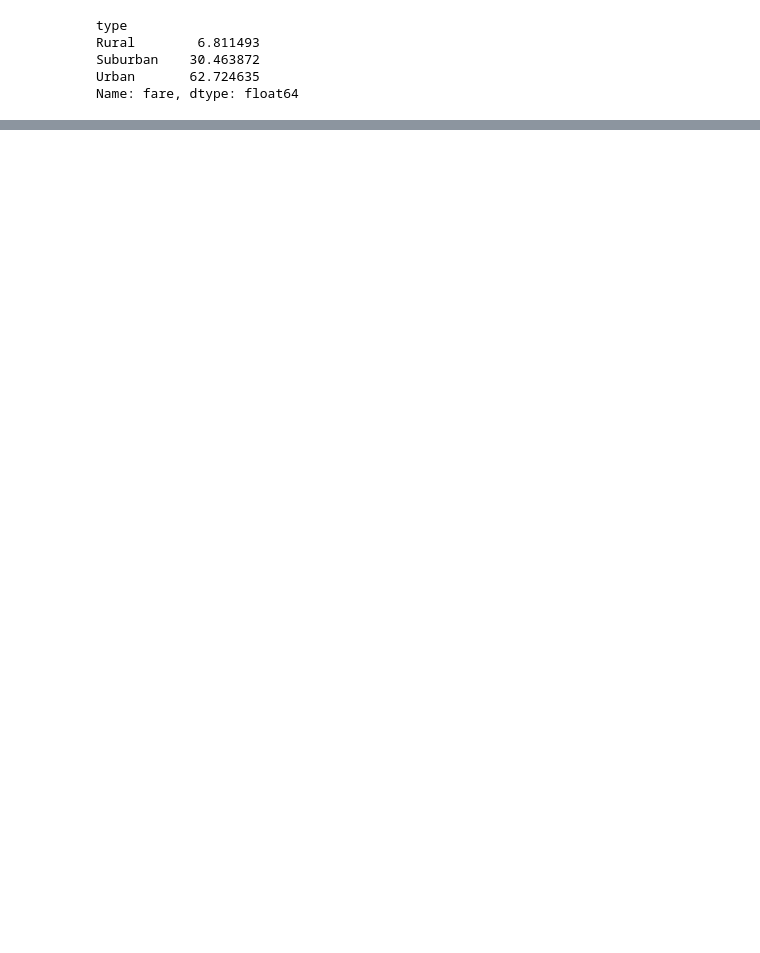
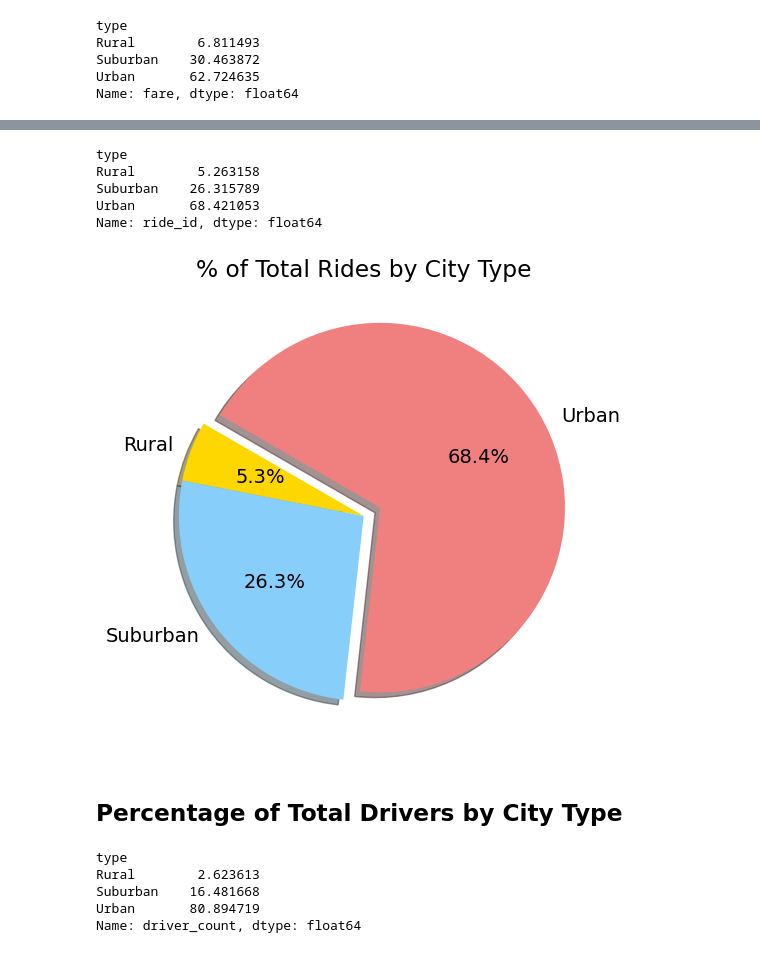
Before and after one commit to cdpeters/rideshare-analysis-visualization-python, a Jupyter notebook: PyBer.ipynb, the cells around one changed output, grey strips where cells are left out. Cells and saved outputs as stored; diff of their text form; code cells hidden in the pictures; blank space fills up the shorter version.

```diff
--- a/PyBer.ipynb
+++ b/PyBer.ipynb
@@ -649,0 +656,48 @@ plt.show()
+# %%
+# Calculate the percentage of rides for each city type. Divide each "rides by city type" count by the total
+# ride count and convert to a percentage.
+ride_percents = (pyber_df.groupby(pyber_df["type"])["ride_id"].count() / pyber_df["ride_id"].count()) * 100
+ride_percents
+# %% [output]
+type
+Rural        5.263158
+Suburban    26.315789
+Urban       68.421053
+Name: ride_id, dtype: float64
+# %%
+# Build the percentage of rides by city type pie chart.
+plt.subplots(figsize=(10, 6))
+plt.pie(
+    ride_percents,
+    labels=["Rural", "Suburban", "Urban"],
+    colors=["gold", "lightskyblue", "lightcoral"],
+    explode=[0, 0, 0.1],
+    autopct='%1.1f%%',
+    shadow=True,
+    startangle=150
+)
+plt.title("% of Total Rides by City Type")
+
+# Change the default font size from 10 to 14.
+mpl.rcParams['font.size'] = 14
+
+# Save Figure
+plt.savefig("analysis/rides_by_city_type_pie_chart.png", bbox_inches="tight")
+plt.savefig("analysis/rides_by_city_type_pie_chart.svg", bbox_inches="tight")
+
+plt.show()
+# %% [output]
+[figure, added]
+# %% [markdown]
+## Percentage of Total Drivers by City Type
+# %%
+# Calculate the percentage of drivers for each city type. Divide each "drivers by city type" sum by the total
+# driver sum and convert to a percentage. Use city_df, where driver count shows up once for each city.
+driver_percents = (city_df.groupby(city_df["type"])["driver_count"].sum() / city_df["driver_count"].sum()) * 100
+driver_percents
+# %% [output]
+type
+Rural        2.623613
+Suburban    16.481668
+Urban       80.894719
+Name: driver_count, dtype: float64
```
Also changed, not shown: parts of 7 cells of this notebook, 9 other files.
